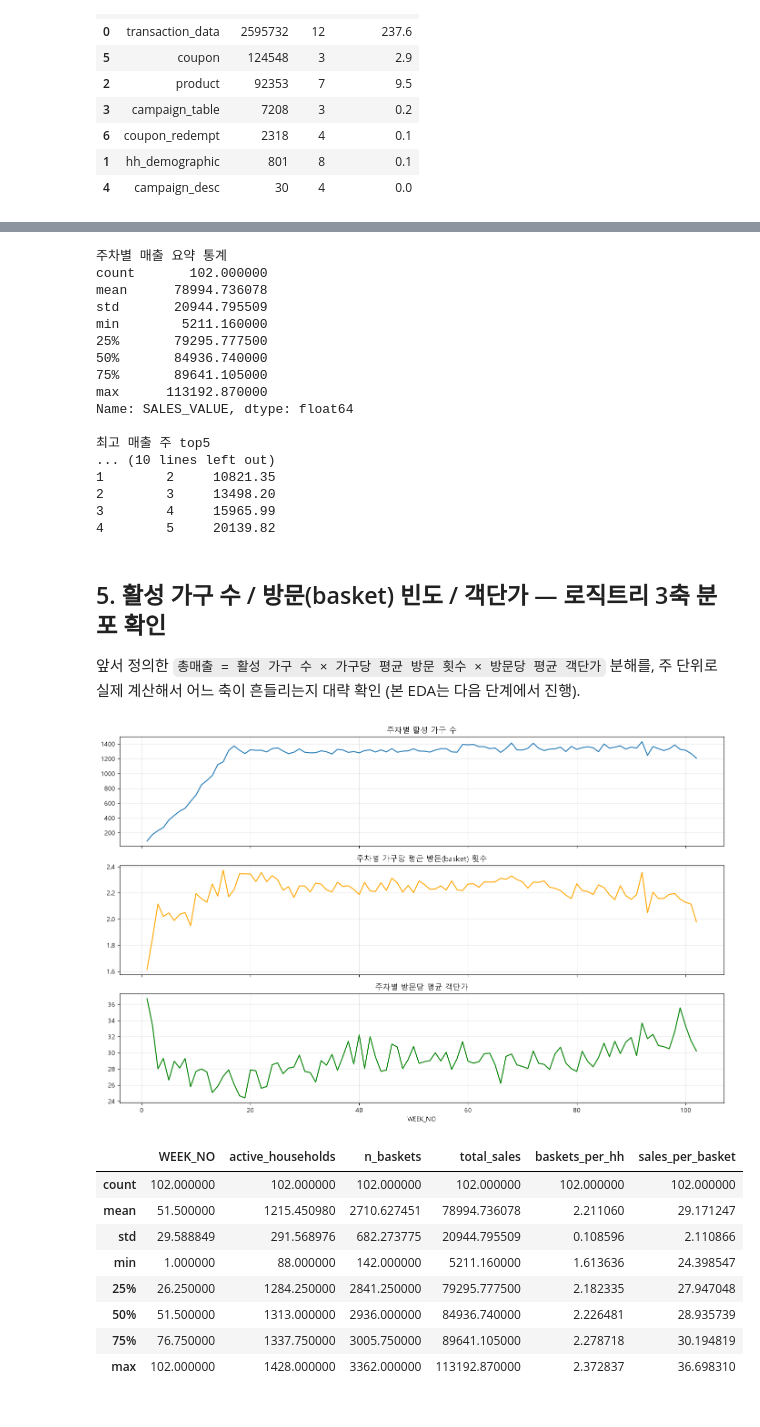
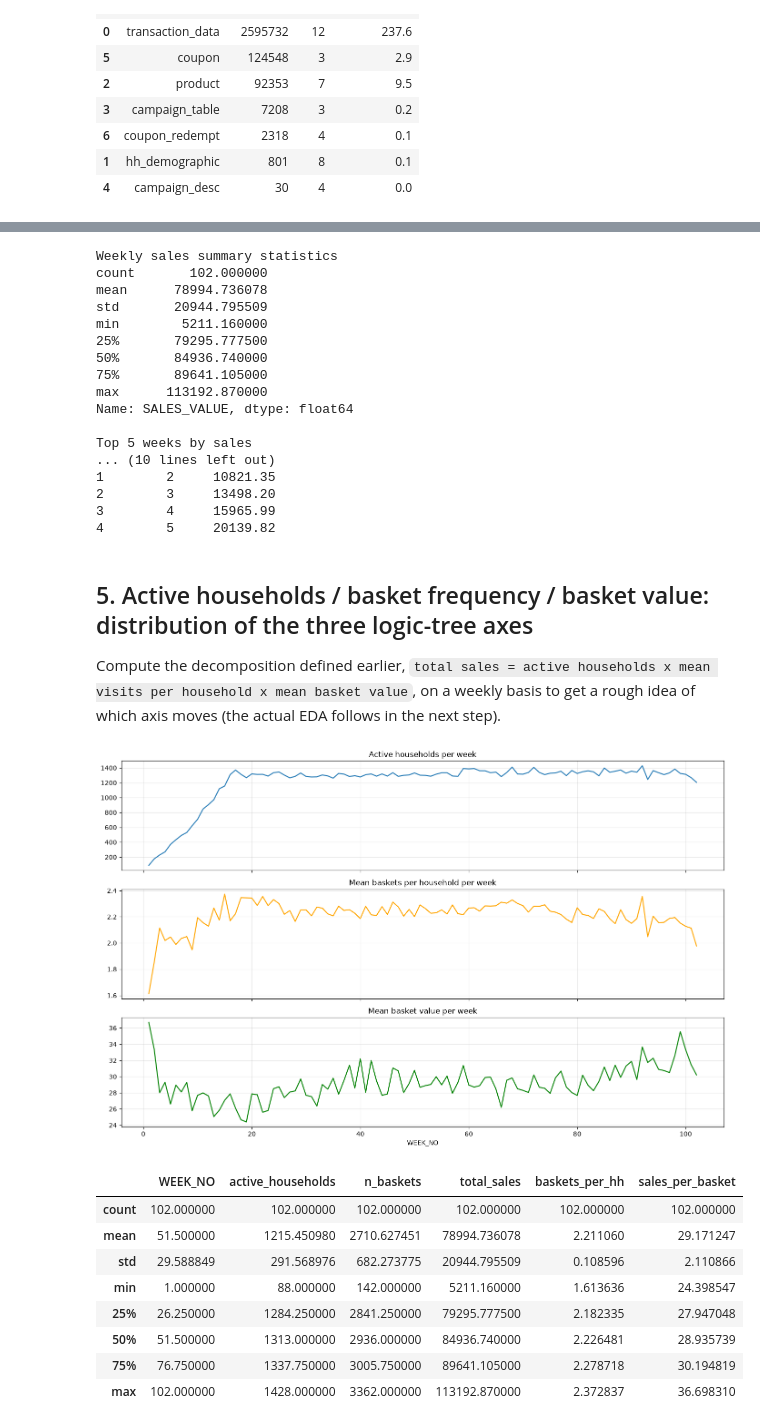
Before and after one commit to jiwoon-oh/dunnhumby-campaign-response, a Jupyter notebook: dunnhumby_data_overview.ipynb, the cells around one changed output, grey strips where cells are left out. Drawn from its saved outputs; the diff is of its cells as text; code cells hidden in the pictures.

```diff
--- a/dunnhumby_data_overview.ipynb
+++ b/dunnhumby_data_overview.ipynb
@@ -38,18 +38,6 @@ FILES = {
 }
 # %%
 import matplotlib.pyplot as plt
-import matplotlib.font_manager as fm
 
-# 시스템에 설치된 한글 폰트 자동 탐색 (Windows 기준 '맑은 고딕' 우선)
-candidates = ["Malgun Gothic", "NanumGothic", "AppleGothic"]
-available = {f.name for f in fm.fontManager.ttflist}
-
-font_name = next((c for c in candidates if c in available), None)
-
-if font_name:
-    plt.rcParams["font.family"] = font_name
-else:
-    print("한글 폰트를 찾지 못했습니다. 나눔고딕 설치 필요: https://hangeul.naver.com/font 에서 다운로드 후 재시작")
-
-plt.rcParams["axes.unicode_minus"] = False  # 마이너스 기호 깨짐 방지
+plt.rcParams["axes.unicode_minus"] = False  # keep the minus sign as a plain hyphen
 # %% [markdown]
@@ -450,15 +438,15 @@ plt.show()
 # %%
-# 참고용 요약 통계
-print("주차별 매출 요약 통계")
+# Summary statistics for reference
+print("Weekly sales summary statistics")
 print(weekly_sales["SALES_VALUE"].describe())
 
-print("\n최고 매출 주 top5")
+print("\nTop 5 weeks by sales")
 print(weekly_sales.sort_values("SALES_VALUE", ascending=False, kind="stable").head())
 
-print("\n최저 매출 주 top5")
+print("\nBottom 5 weeks by sales")
 print(weekly_sales.sort_values("SALES_VALUE", ascending=True, kind="stable").head())
 # %% [output]
-주차별 매출 요약 통계
+Weekly sales summary statistics
 count       102.000000
 mean      78994.736078
 std       20944.795509
@@ -469,48 +457,48 @@ min        5211.160000
 max      113192.870000
 Name: SALES_VALUE, dtype: float64
 
-최고 매출 주 top5
+Top 5 weeks by sales
 ... (10 lines left out)
 1        2     10821.35
 2        3     13498.20
 3        4     15965.99
 4        5     20139.82
 # %% [markdown]
-## 5. 활성 가구 수 / 방문(basket) 빈도 / 객단가 — 로직트리 3축 분포 확인
+## 5. Active households / basket frequency / basket value: distribution of the three logic-tree axes
 
-앞서 정의한 `총매출 = 활성 가구 수 × 가구당 평균 방문 횟수 × 방문당 평균 객단가` 분해를,
-주 단위로 실제 계산해서 어느 축이 흔들리는지 대략 확인 (본 EDA는 다음 단계에서 진행).
+Compute the decomposition defined earlier, `total sales = active households x mean visits per household x mean basket value`,
+on a weekly basis to get a rough idea of which axis moves (the actual EDA follows in the next step).
 # %%
 weekly_metrics = tx.groupby("WEEK_NO").agg(
     active_households=("household_key", "nunique"),
     n_baskets=("BASKET_ID", "nunique"),
     total_sales=("SALES_VALUE", "sum"),
 ).reset_index()
 
 weekly_metrics["baskets_per_hh"] = weekly_metrics["n_baskets"] / weekly_metrics["active_households"]
 weekly_metrics["sales_per_basket"] = weekly_metrics["total_sales"] / weekly_metrics["n_baskets"]
 
 fig, axes = plt.subplots(3, 1, figsize=(14, 9), sharex=True)
 
 axes[0].plot(weekly_metrics["WEEK_NO"], weekly_metrics["active_households"])
-axes[0].set_title("주차별 활성 가구 수")
+axes[0].set_title("Active households per week")
 axes[0].grid(alpha=0.3)
 
 axes[1].plot(weekly_metrics["WEEK_NO"], weekly_metrics["baskets_per_hh"], color="orange")
-axes[1].set_title("주차별 가구당 평균 방문(basket) 횟수")
+axes[1].set_title("Mean baskets per household per week")
 axes[1].grid(alpha=0.3)
 
 axes[2].plot(weekly_metrics["WEEK_NO"], weekly_metrics["sales_per_basket"], color="green")
-axes[2].set_title("주차별 방문당 평균 객단가")
+axes[2].set_title("Mean basket value per week")
 axes[2].set_xlabel("WEEK_NO")
 axes[2].grid(alpha=0.3)
 
 plt.tight_layout()
 plt.show()
 
 weekly_metrics.describe()
 # %% [output]
-[figure, old version]
+[figure, new version]
 |  | WEEK_NO | active_households | n_baskets | total_sales | baskets_per_hh | sales_per_basket |
 | count | 102.000000 | 102.000000 | 102.000000 | 102.000000 | 102.000000 | 102.000000 |
 | mean | 51.500000 | 1215.450980 | 2710.627451 | 78994.736078 | 2.211060 | 29.171247 |
```
Also changed, not shown: parts of 20 cells of this notebook, 12 other files.
